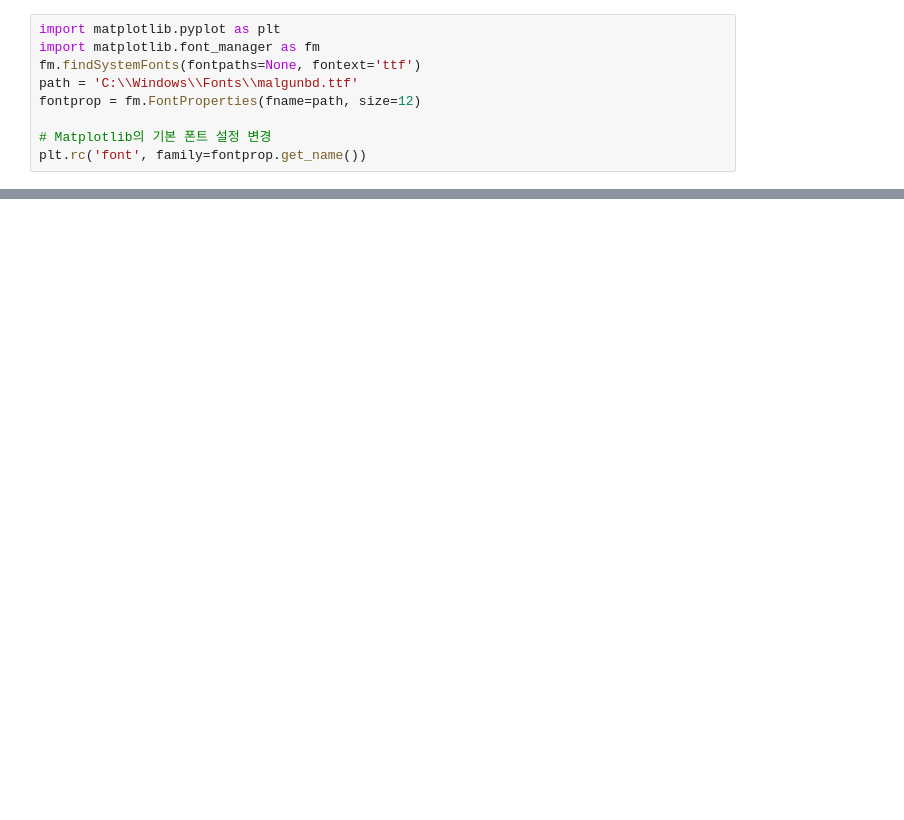
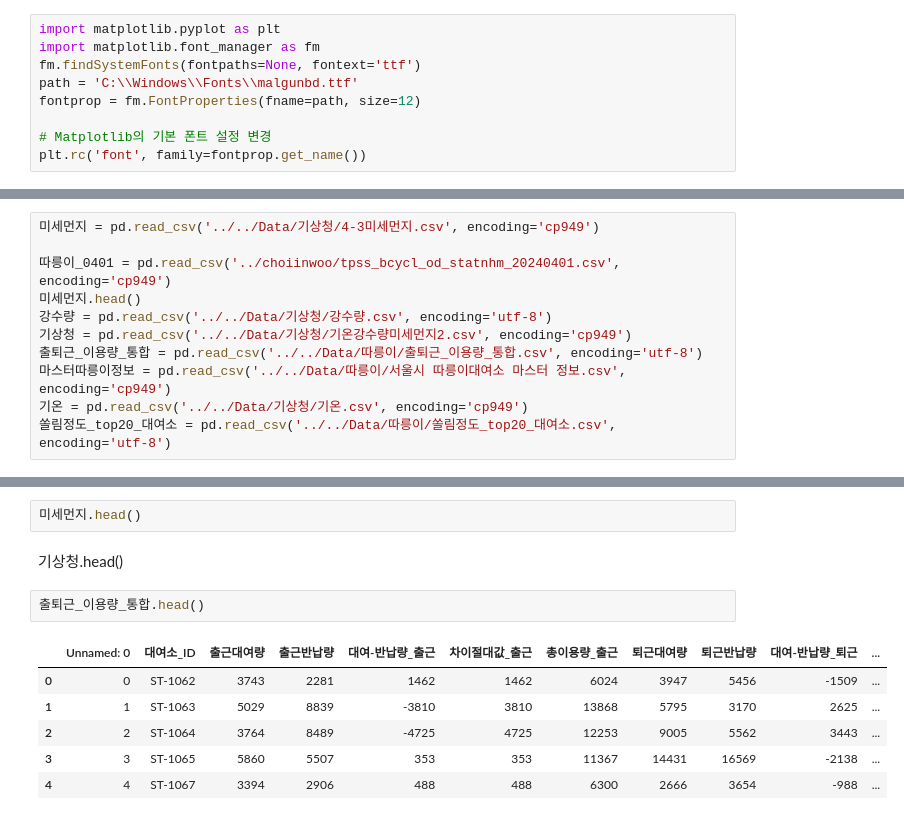
Before and after one commit to minseokpark6/SemiProject_Group3, a Jupyter notebook: Code/kimyulhee/히트맵최종1.ipynb, the cells around one changed output, grey strips where cells are left out. Cells and saved outputs as stored; diff of their text form; blank space fills up the shorter version.

```diff
--- a/Code/kimyulhee/히트맵최종1.ipynb
+++ b/Code/kimyulhee/히트맵최종1.ipynb
@@ -42,0 +88,11 @@ plt.rc('font', family=fontprop.get_name())
+# %%
+미세먼지 = pd.read_csv('../../Data/기상청/4-3미세먼지.csv', encoding='cp949')
+
+따릉이_0401 = pd.read_csv('../choiinwoo/tpss_bcycl_od_statnhm_20240401.csv', encoding='cp949')
+미세먼지.head()
+강수량 = pd.read_csv('../../Data/기상청/강수량.csv', encoding='utf-8')
+기상청 = pd.read_csv('../../Data/기상청/기온강수량미세먼지2.csv', encoding='cp949')
+출퇴근_이용량_통합 = pd.read_csv('../../Data/따릉이/출퇴근_이용량_통합.csv', encoding='utf-8')
+마스터따릉이정보 = pd.read_csv('../../Data/따릉이/서울시 따릉이대여소 마스터 정보.csv', encoding='cp949')
+기온 = pd.read_csv('../../Data/기상청/기온.csv', encoding='cp949')
+쏠림정도_top20_대여소 = pd.read_csv('../../Data/따릉이/쏠림정도_top20_대여소.csv', encoding='utf-8')
@@ -42,0 +108,13 @@ plt.rc('font', family=fontprop.get_name())
+# %%
+미세먼지.head()
+# %% [markdown]
+기상청.head()
+# %%
+출퇴근_이용량_통합.head()
+# %% [output]
+|  | Unnamed: 0 | 대여소_ID | 출근대여량 | 출근반납량 | 대여-반납량_출근 | 차이절대값_출근 | 총이용량_출근 | 퇴근대여량 | 퇴근반납량 | 대여-반납량_퇴근 | ... |
+| 0 | 0 | ST-1062 | 3743 | 2281 | 1462 | 1462 | 6024 | 3947 | 5456 | -1509 | ... |
+| 1 | 1 | ST-1063 | 5029 | 8839 | -3810 | 3810 | 13868 | 5795 | 3170 | 2625 | ... |
+| 2 | 2 | ST-1064 | 3764 | 8489 | -4725 | 4725 | 12253 | 9005 | 5562 | 3443 | ... |
+| 3 | 3 | ST-1065 | 5860 | 5507 | 353 | 353 | 11367 | 14431 | 16569 | -2138 | ... |
+| 4 | 4 | ST-1067 | 3394 | 2906 | 488 | 488 | 6300 | 2666 | 3654 | -988 | ... |
```
Also changed, not shown: parts of 12 cells of this notebook, 2 other files.
